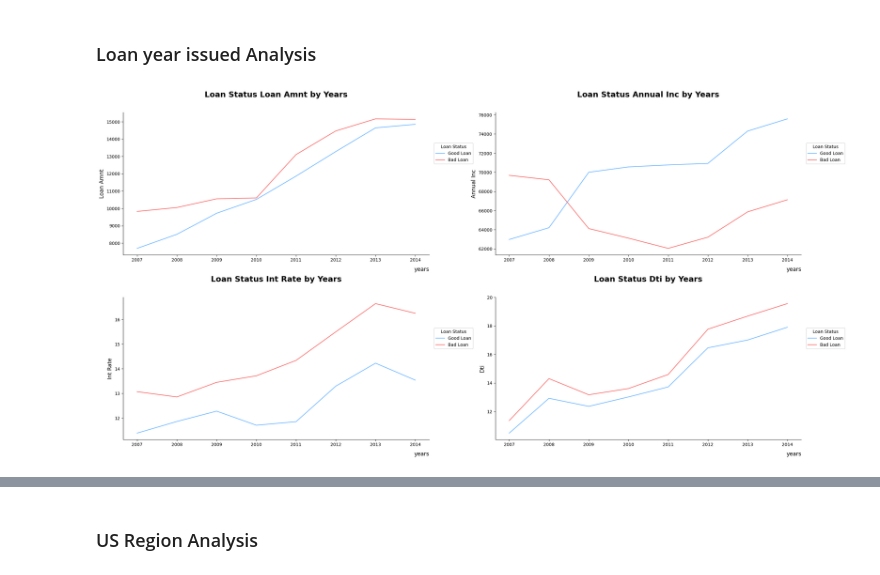
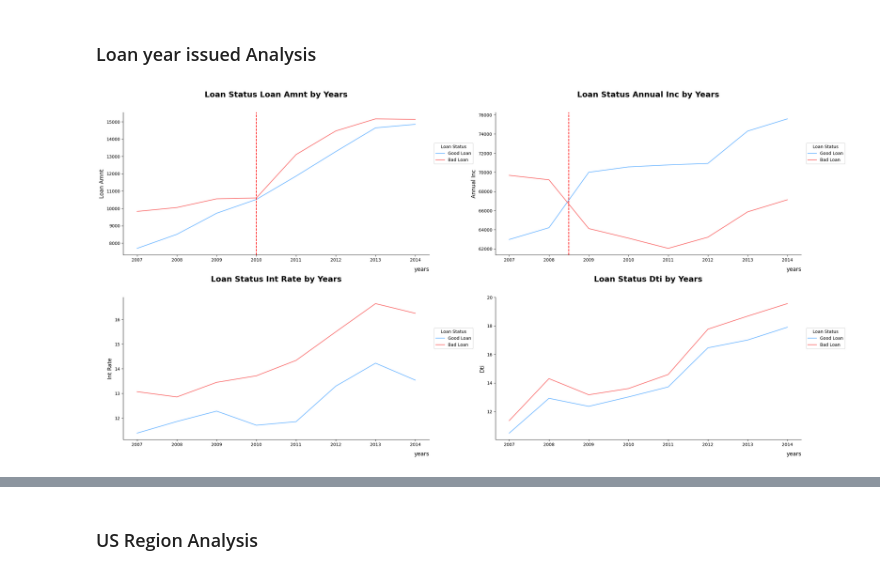
Before and after one commit to azaryasph/IDX-Partners-Project-Based-Internship-Prediction-Model, a Jupyter notebook: notebooks/Prediction Model.ipynb, the cells around one changed output, grey strips where cells are left out. Cells and saved outputs as stored; diff of their text form; code cells hidden in the pictures.

```diff
--- a/notebooks/Prediction Model.ipynb
+++ b/notebooks/Prediction Model.ipynb
@@ -443,19 +449,21 @@ def create_barplot(x, y, data, hue=None, order=None, palette=None):
 # %%
 plt.figure(figsize=(24, 12))
 
 plt.subplot(2, 2, 1)
 create_lineplot('years', 'loan_amnt', dfloan, hue='loan_status', target_colors=['#69B5FF', '#FA6767'], bbox_to_anchor=(1.15, 0.8))
+plt.axvline(x=2010, color='red', linestyle='--', linewidth=1.5)
 
 plt.subplot(2, 2, 2)
 create_lineplot('years', 'annual_inc', dfloan, hue='loan_status', target_colors=['#69B5FF', '#FA6767'], bbox_to_anchor=(1.15, 0.8))
+plt.axvline(x=2008.5, color='red', linestyle='--', linewidth=1.5)
 
 plt.subplot(2, 2, 3)
 create_lineplot('years', 'int_rate', dfloan, hue='loan_status', target_colors=['#69B5FF', '#FA6767'], bbox_to_anchor=(1.15, 0.8))
 
 plt.subplot(2, 2, 4)
 create_lineplot('years', 'dti', dfloan, hue='loan_status', target_colors=['#69B5FF', '#FA6767'], bbox_to_anchor=(1.15, 0.8))
 
 plt.tight_layout()
 plt.show()
 # %% [output]
-[figure, old version]
+[figure, new version]
```
Also changed, not shown: parts of 15 cells of this notebook.
